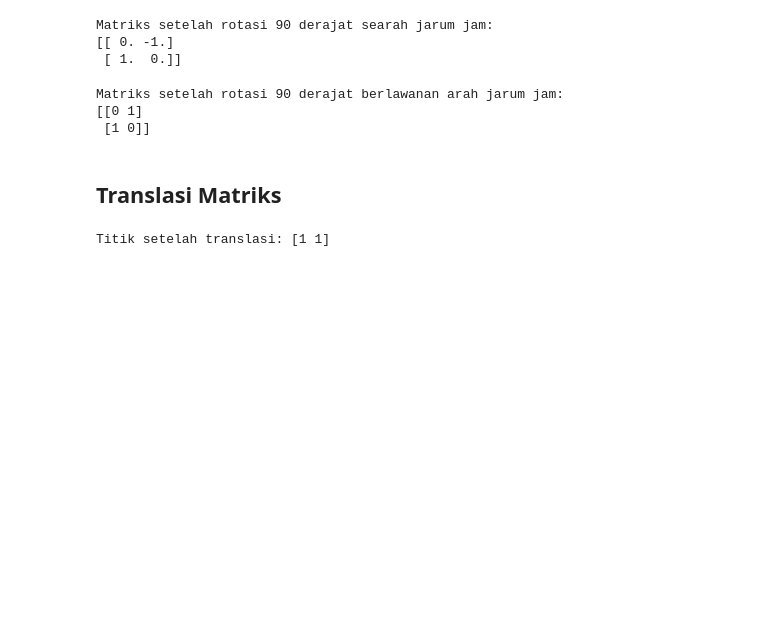
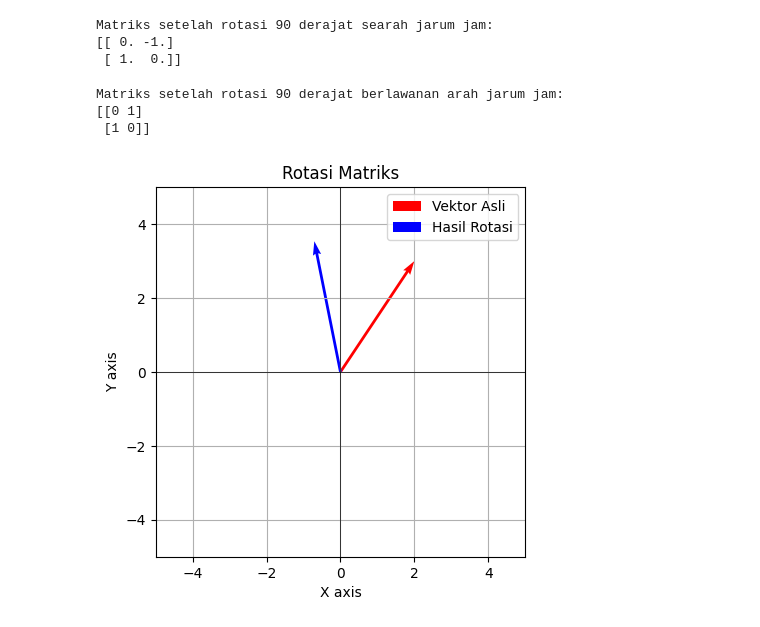
Before and after one commit to AmeliaSafitri/Alin, a Jupyter notebook: _sources/Transformasi.ipynb, the cells around one changed output. Drawn from its saved outputs; the diff is of its cells as text; code cells hidden in the pictures; blank space fills up the shorter version.

```diff
--- a/_sources/Transformasi.ipynb
+++ b/_sources/Transformasi.ipynb
@@ -257,30 +310,36 @@ print(matriks_rotasi)
 Matriks setelah rotasi 90 derajat berlawanan arah jarum jam:
 [[0 1]
  [1 0]]
-# %% [markdown]
-## Translasi Matriks
-# %%
-import numpy as np
-
-# Fungsi untuk membuat matriks translasi 2D
-def create_translation_matrix(tx, ty):
-    return np.array([[1, 0, tx],
-                     [0, 1, ty],
-                     [0, 0, 1]])
-
-# Menerapkan translasi pada titik (x, y)
-def translate_point(x, y, tx, ty):
-    point = np.array([x, y, 1])
-    translation_matrix = create_translation_matrix(tx, ty)
-    translated_point = np.dot(translation_matrix, point)
-    return translated_point[:2]
-
-# Contoh penggunaan
-tx, ty = 1, 1  # Nilai translasi yang diinginkan
-x, y = 0, 0    # Koordinat titik awal
-
-# Menerjemahkan titik
-translated_point = translate_point(x, y, tx, ty)
-print("Titik setelah translasi:", translated_point)
-# %% [output]
-Titik setelah translasi: [1 1]
+# %%
+import numpy as np
+import matplotlib.pyplot as plt
+
+# Sudut rotasi dalam radian (misalnya, 45 derajat)
+theta = np.radians(45)
+
+# Matriks rotasi
+rotation_matrix = np.array([[np.cos(theta), -np.sin(theta)], [np.sin(theta), np.cos(theta)]])
+
+# Vektor asli
+original_vector = np.array([2, 3])
+
+# Menerapkan rotasi menggunakan matriks
+rotated_vector = np.dot(rotation_matrix, original_vector)
+
+# Plot vektor asli dan hasil rotasi
+plt.figure()
+plt.quiver(0, 0, original_vector[0], original_vector[1], angles='xy', scale_units='xy', scale=1, color='r', label='Vektor Asli')
+plt.quiver(0, 0, rotated_vector[0], rotated_vector[1], angles='xy', scale_units='xy', scale=1, color='b', label='Hasil Rotasi')
+plt.xlim(-5, 5)  # Sesuaikan batas sumbu x sesuai kebutuhan
+plt.ylim(-5, 5)  # Sesuaikan batas sumbu y sesuai kebutuhan
+plt.xlabel('X axis')
+plt.ylabel('Y axis')
+plt.title('Rotasi Matriks')
+plt.legend()
+plt.grid()
+plt.axhline(0, color='black', linewidth=0.5)
+plt.axvline(0, color='black', linewidth=0.5)
+plt.gca().set_aspect('equal', adjustable='box')
+plt.show()
+# %% [output]
+[figure, added]
```
Also changed, not shown: parts of 17 cells of this notebook, 11 other files.
